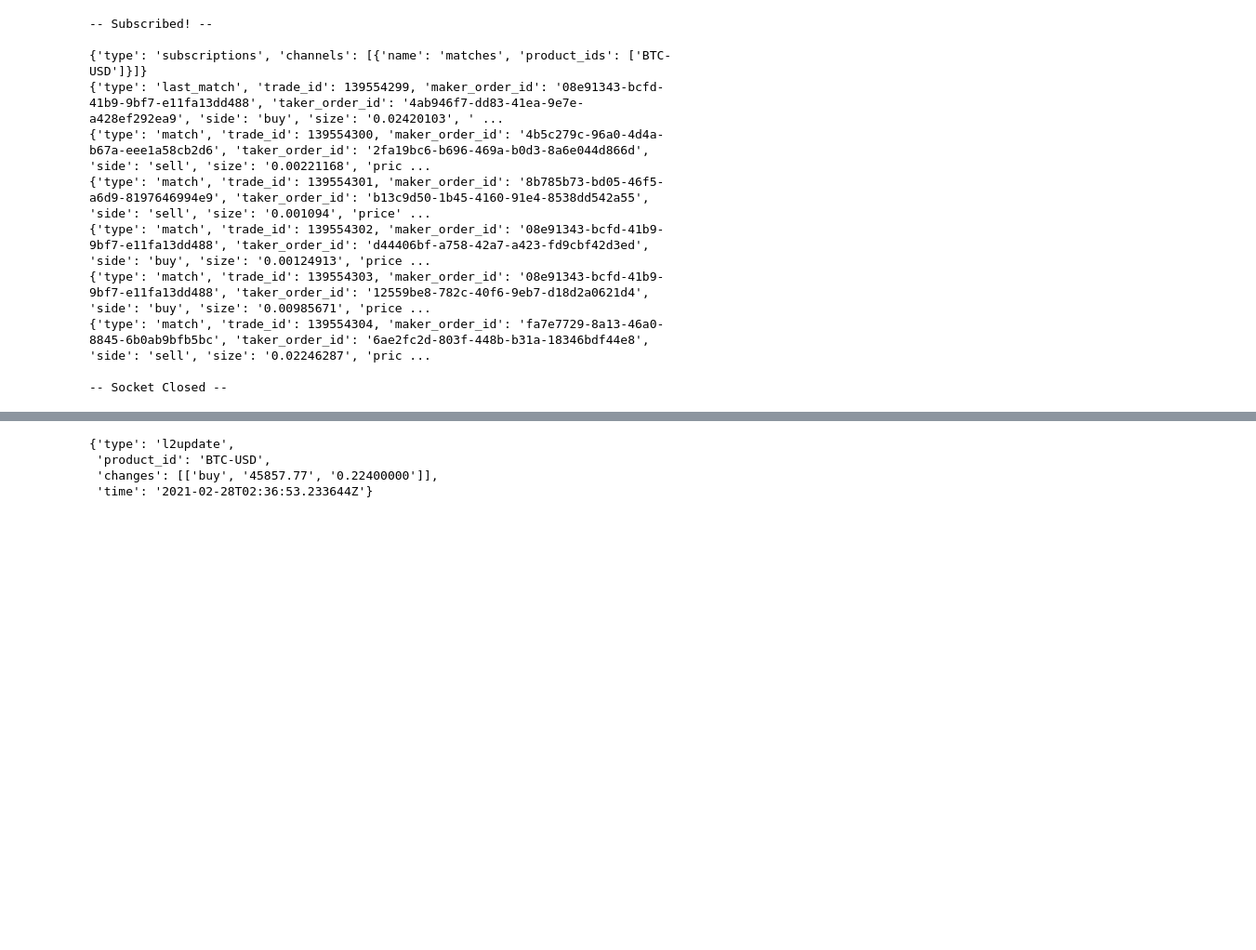
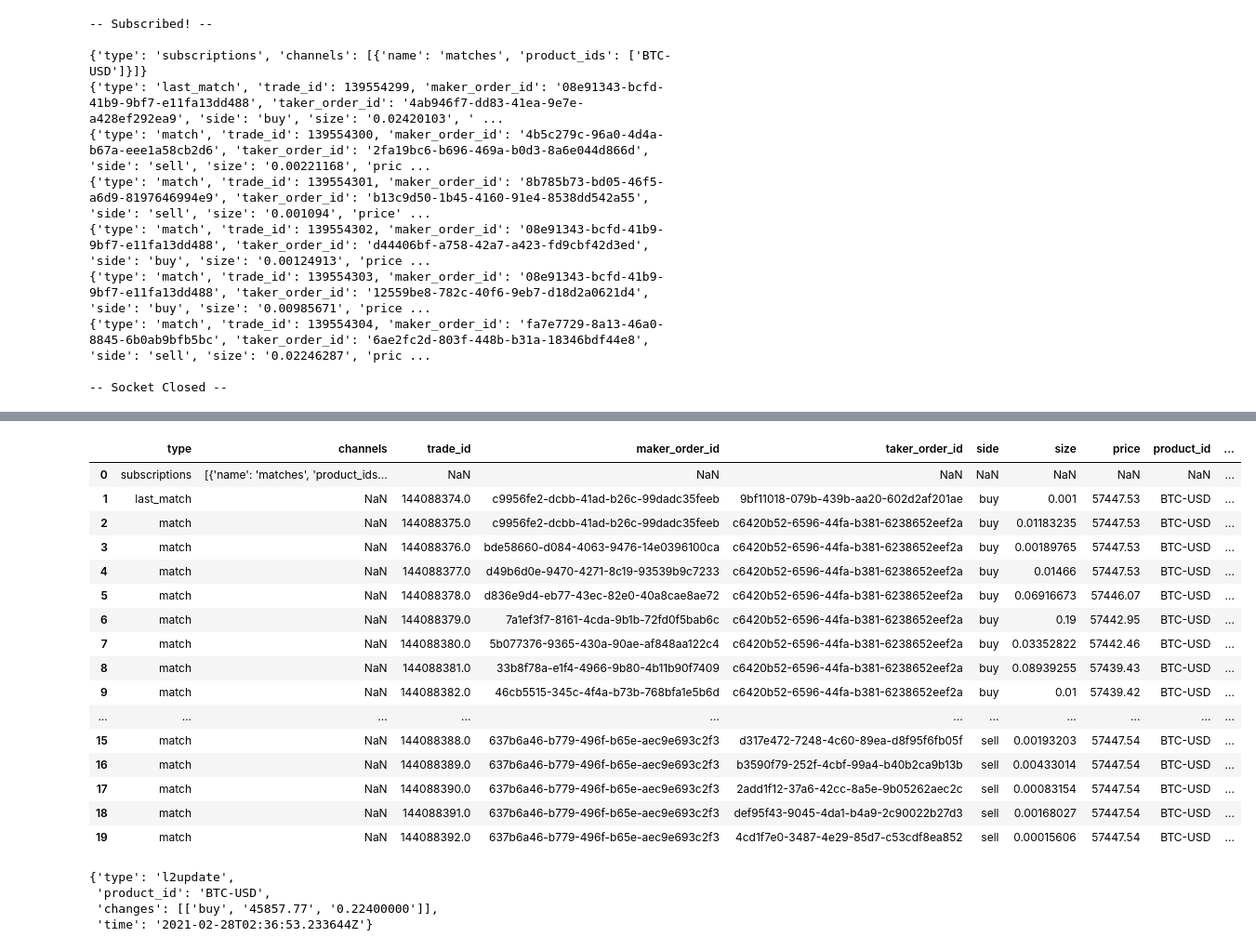
Before and after one commit to armand-sauzay/bitcoin-prediction, a Jupyter notebook: architecture/test-API/test_api_client.ipynb, the cells around one changed output, grey strips where cells are left out. Shown at 93% size. Saved outputs shown, nothing was run; the diff lists cells and outputs as text; code cells hidden in the pictures; blank space fills up the shorter version.

```diff
--- a/architecture/test-API/test_api_client.ipynb
+++ b/architecture/test-API/test_api_client.ipynb
@@ -262,3 +321,23 @@ wsClient.close()
+# %%
+pd.DataFrame(wsClient_ticker.all)
+# %% [output]
+|  | type | channels | trade_id | maker_order_id | taker_order_id | side | size | price | product_id | ... |
+| 0 | subscriptions | [{'name': 'matches', 'product_ids... | NaN | NaN | NaN | NaN | NaN | NaN | NaN | ... |
+| 1 | last_match | NaN | 144088374.0 | c9956fe2-dcbb-41ad-b26c-99dadc35feeb | 9bf11018-079b-439b-aa20-602d2af201ae | buy | 0.001 | 57447.53 | BTC-USD | ... |
+| 2 | match | NaN | 144088375.0 | c9956fe2-dcbb-41ad-b26c-99dadc35feeb | c6420b52-6596-44fa-b381-6238652eef2a | buy | 0.01183235 | 57447.53 | BTC-USD | ... |
+| 3 | match | NaN | 144088376.0 | bde58660-d084-4063-9476-14e0396100ca | c6420b52-6596-44fa-b381-6238652eef2a | buy | 0.00189765 | 57447.53 | BTC-USD | ... |
+| 4 | match | NaN | 144088377.0 | d49b6d0e-9470-4271-8c19-93539b9c7233 | c6420b52-6596-44fa-b381-6238652eef2a | buy | 0.01466 | 57447.53 | BTC-USD | ... |
+| 5 | match | NaN | 144088378.0 | d836e9d4-eb77-43ec-82e0-40a8cae8ae72 | c6420b52-6596-44fa-b381-6238652eef2a | buy | 0.06916673 | 57446.07 | BTC-USD | ... |
+| 6 | match | NaN | 144088379.0 | 7a1ef3f7-8161-4cda-9b1b-72fd0f5bab6c | c6420b52-6596-44fa-b381-6238652eef2a | buy | 0.19 | 57442.95 | BTC-USD | ... |
+| 7 | match | NaN | 144088380.0 | 5b077376-9365-430a-90ae-af848aa122c4 | c6420b52-6596-44fa-b381-6238652eef2a | buy | 0.03352822 | 57442.46 | BTC-USD | ... |
+| 8 | match | NaN | 144088381.0 | 33b8f78a-e1f4-4966-9b80-4b11b90f7409 | c6420b52-6596-44fa-b381-6238652eef2a | buy | 0.08939255 | 57439.43 | BTC-USD | ... |
+| 9 | match | NaN | 144088382.0 | 46cb5515-345c-4f4a-b73b-768bfa1e5b6d | c6420b52-6596-44fa-b381-6238652eef2a | buy | 0.01 | 57439.42 | BTC-USD | ... |
+| ... | ... | ... | ... | ... | ... | ... | ... | ... | ... | ... |
+| 15 | match | NaN | 144088388.0 | 637b6a46-b779-496f-b65e-aec9e693c2f3 | d317e472-7248-4c60-89ea-d8f95f6fb05f | sell | 0.00193203 | 57447.54 | BTC-USD | ... |
+| 16 | match | NaN | 144088389.0 | 637b6a46-b779-496f-b65e-aec9e693c2f3 | b3590f79-252f-4cbf-99a4-b40b2ca9b13b | sell | 0.00433014 | 57447.54 | BTC-USD | ... |
+| 17 | match | NaN | 144088390.0 | 637b6a46-b779-496f-b65e-aec9e693c2f3 | 2add1f12-37a6-42cc-8a5e-9b05262aec2c | sell | 0.00083154 | 57447.54 | BTC-USD | ... |
+| 18 | match | NaN | 144088391.0 | 637b6a46-b779-496f-b65e-aec9e693c2f3 | def95f43-9045-4da1-b4a9-2c90022b27d3 | sell | 0.00168027 | 57447.54 | BTC-USD | ... |
+| 19 | match | NaN | 144088392.0 | 637b6a46-b779-496f-b65e-aec9e693c2f3 | 4cd1f7e0-3487-4e29-85d7-c53cdf8ea852 | sell | 0.00015606 | 57447.54 | BTC-USD | ... |
 # %%
 wsClient.all[2]
 # %% [output]
```
Also changed, not shown: parts of 5 cells of this notebook, 5 other files.
